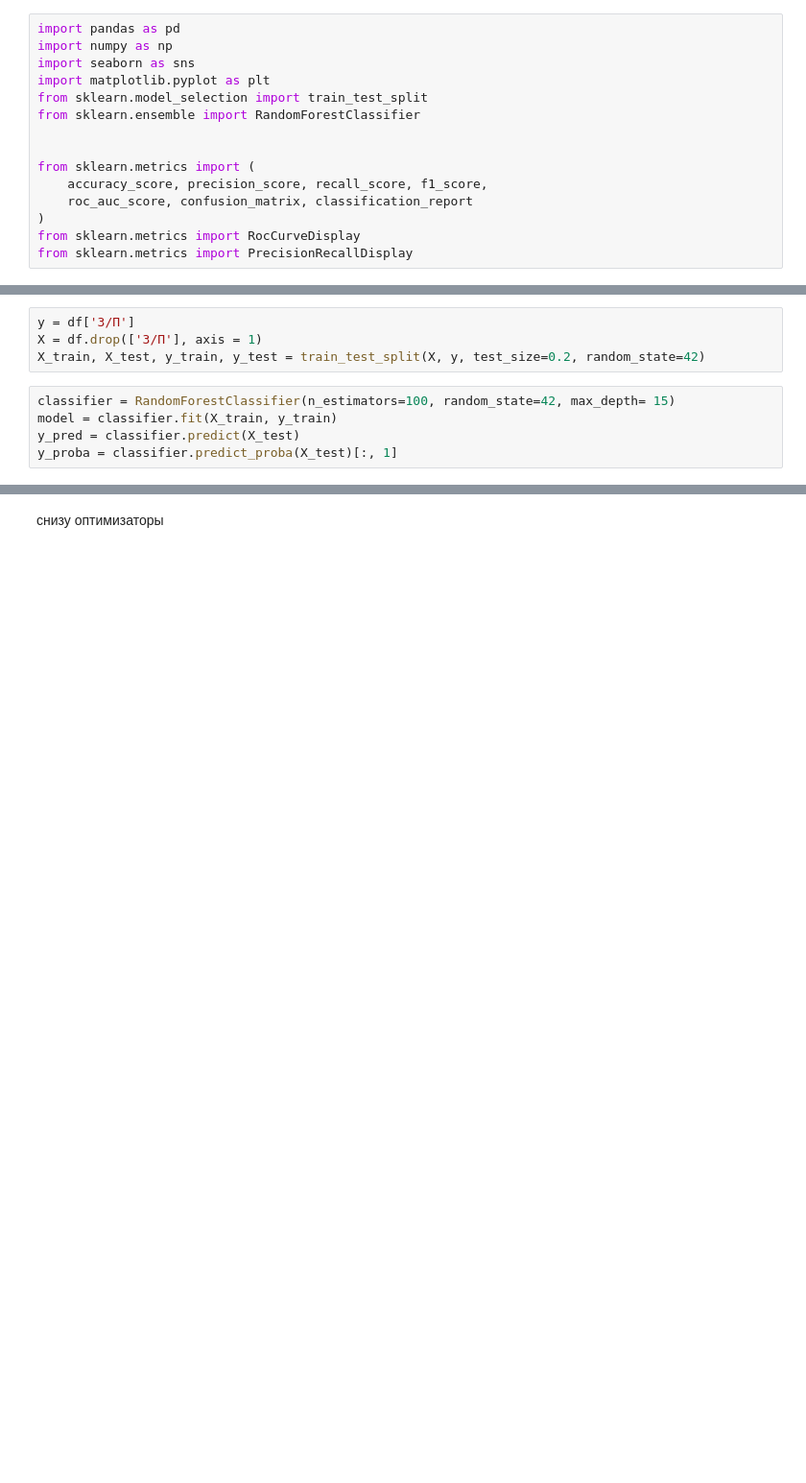
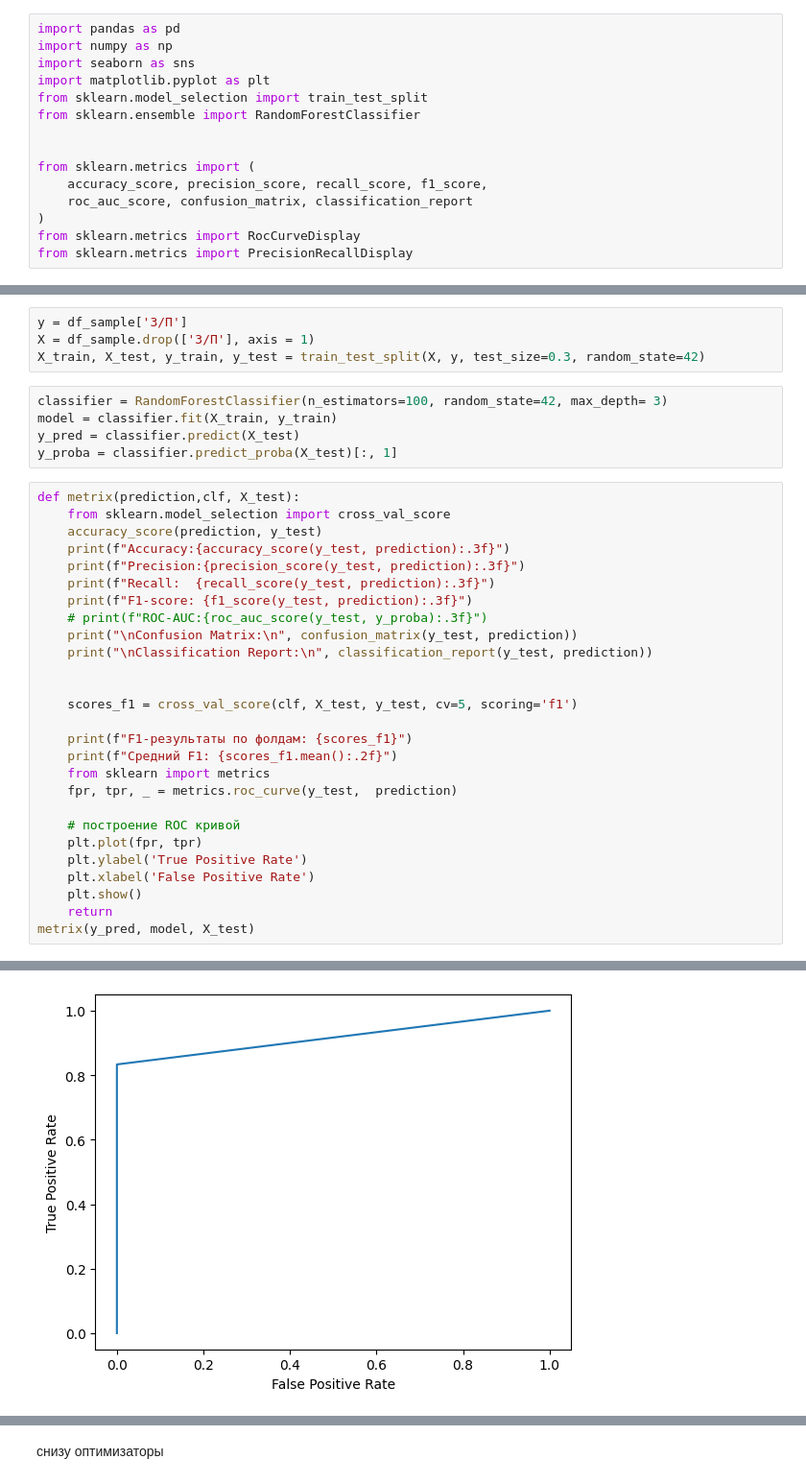
Before and after one commit to Egor29ch/UDGU_project, a Jupyter notebook: random_forest.ipynb, the cells around one changed output, grey strips where cells are left out. Shown at 96% size. Drawn from its saved outputs; the diff is of its cells as text; blank space fills up the shorter version.

```diff
--- a/random_forest.ipynb
+++ b/random_forest.ipynb
@@ -18,9 +38,37 @@ df = pd.read_csv(r'C:\Users\e.i.chapaev\Desktop\serious_udgu_pr\clearing_df.csv'
 # %%
-y = df['З/П']
-X = df.drop(['З/П'], axis = 1)
-X_train, X_test, y_train, y_test = train_test_split(X, y, test_size=0.2, random_state=42)
+y = df_sample['З/П']
+X = df_sample.drop(['З/П'], axis = 1)
+X_train, X_test, y_train, y_test = train_test_split(X, y, test_size=0.3, random_state=42)
 # %%
-classifier = RandomForestClassifier(n_estimators=100, random_state=42, max_depth= 15)
+classifier = RandomForestClassifier(n_estimators=100, random_state=42, max_depth= 3)
 model = classifier.fit(X_train, y_train)
 y_pred = classifier.predict(X_test)
 y_proba = classifier.predict_proba(X_test)[:, 1]
+# %%
+def metrix(prediction,clf, X_test):
+    from sklearn.model_selection import cross_val_score
+    accuracy_score(prediction, y_test)
+    print(f"Accuracy:{accuracy_score(y_test, prediction):.3f}")
+    print(f"Precision:{precision_score(y_test, prediction):.3f}")
+    print(f"Recall:  {recall_score(y_test, prediction):.3f}")
+    print(f"F1-score: {f1_score(y_test, prediction):.3f}")
+    # print(f"ROC-AUC:{roc_auc_score(y_test, y_proba):.3f}")
+    print("\nConfusion Matrix:\n", confusion_matrix(y_test, prediction))
+    print("\nClassification Report:\n", classification_report(y_test, prediction))
+
+
+    scores_f1 = cross_val_score(clf, X_test, y_test, cv=5, scoring='f1')
+
+    print(f"F1-результаты по фолдам: {scores_f1}")
+    print(f"Средний F1: {scores_f1.mean():.2f}")
+    from sklearn import metrics
+    fpr, tpr, _ = metrics.roc_curve(y_test,  prediction)
+
+    # построение ROC кривой
+    plt.plot(fpr, tpr)
+    plt.ylabel('True Positive Rate')
+    plt.xlabel('False Positive Rate')
+    plt.show()
+    return
+metrix(y_pred, model, X_test)
+# %% [output]
@@ -27,3 +92,4 @@ y_proba = classifier.predict_proba(X_test)[:, 1]
+[figure, added]
 # %%
 accuracy = accuracy_score(y_test, y_pred)
 print(f'Accuracy: {accuracy * 100:.2f}%')
```
Also changed, not shown: parts of 6 cells of this notebook, 5 other files.
